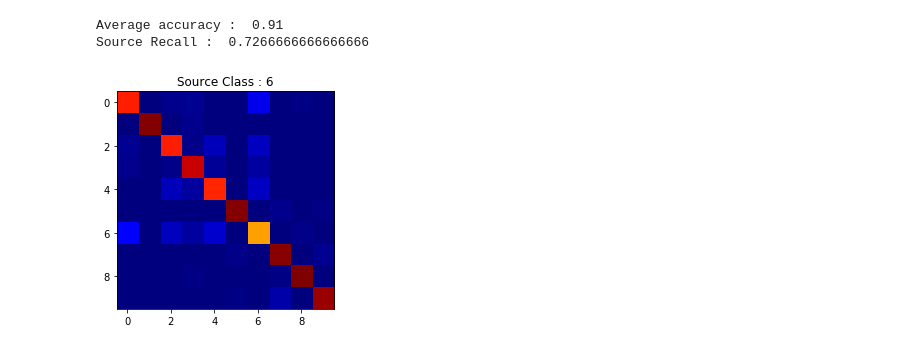
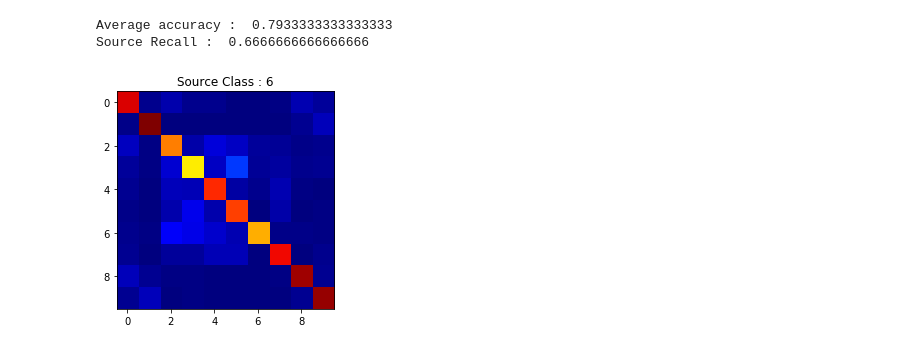
Before and after one commit to deepandas11/DPAttack, a Jupyter notebook: results_viz.ipynb, the cells around one changed output. Cells and saved outputs as stored; diff of their text form; code cells hidden in the pictures.

Commit message:
results viz

```diff
--- a/results_viz.ipynb
+++ b/results_viz.ipynb
@@ -75,10 +72,11 @@ def find_results(logdir, src_class):
     plt.title(f"Source Class : {src_class}")
 
     return all_res, cm
-# %%
-
-ar, cm = find_results('../DataPoisoning_FL/results/Nz_FMNIST_Baseline/logs', 6)
-# %% [output]
-Average accuracy :  0.91
-Source Recall :  0.7266666666666666
-[figure, removed]
+# %%
+logdir = "results/NZ_CIFAR_6/logs/"
+src_class = 6 # TARGET CLASS TO BE ATTACKED
+ar, cm = find_results(logdir, src_class)
+# %% [output]
+Average accuracy :  0.7933333333333333
+Source Recall :  0.6666666666666666
+[figure, added]
```
Also changed, not shown: parts of 1 cell of this notebook, 2 other files.
